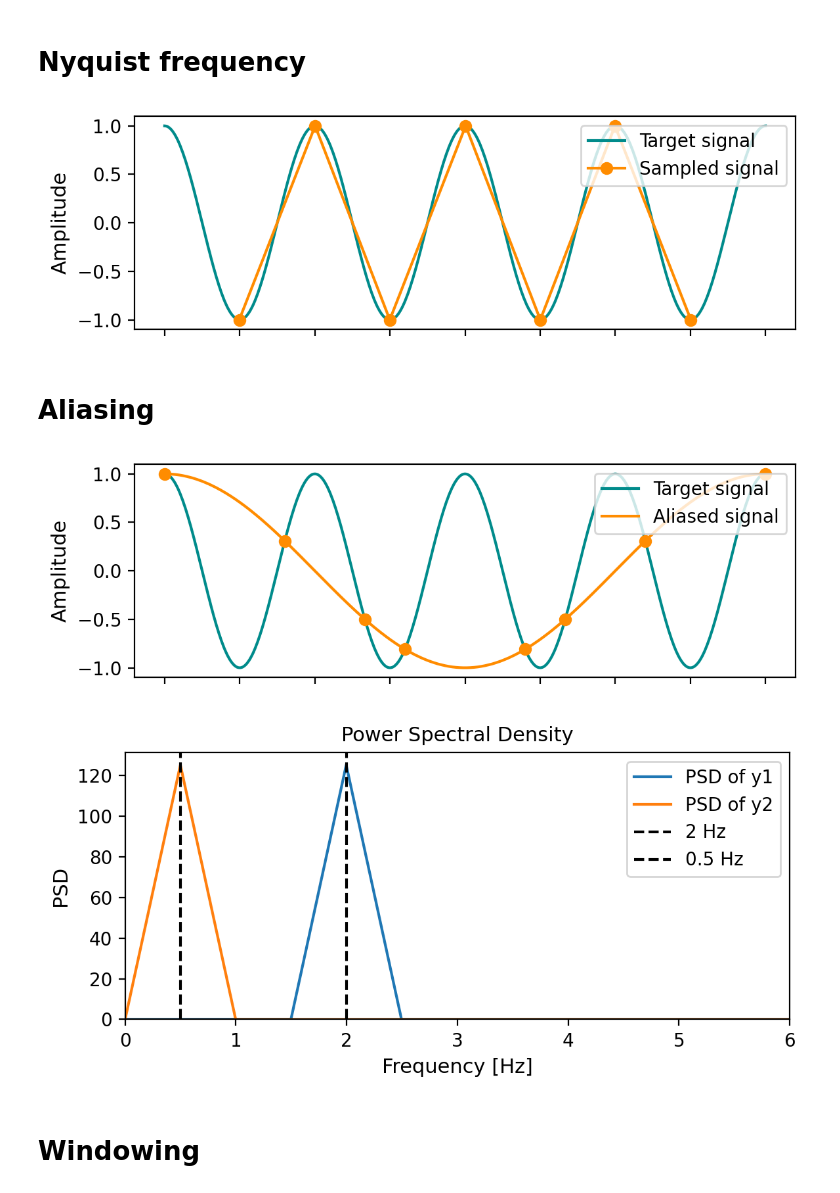
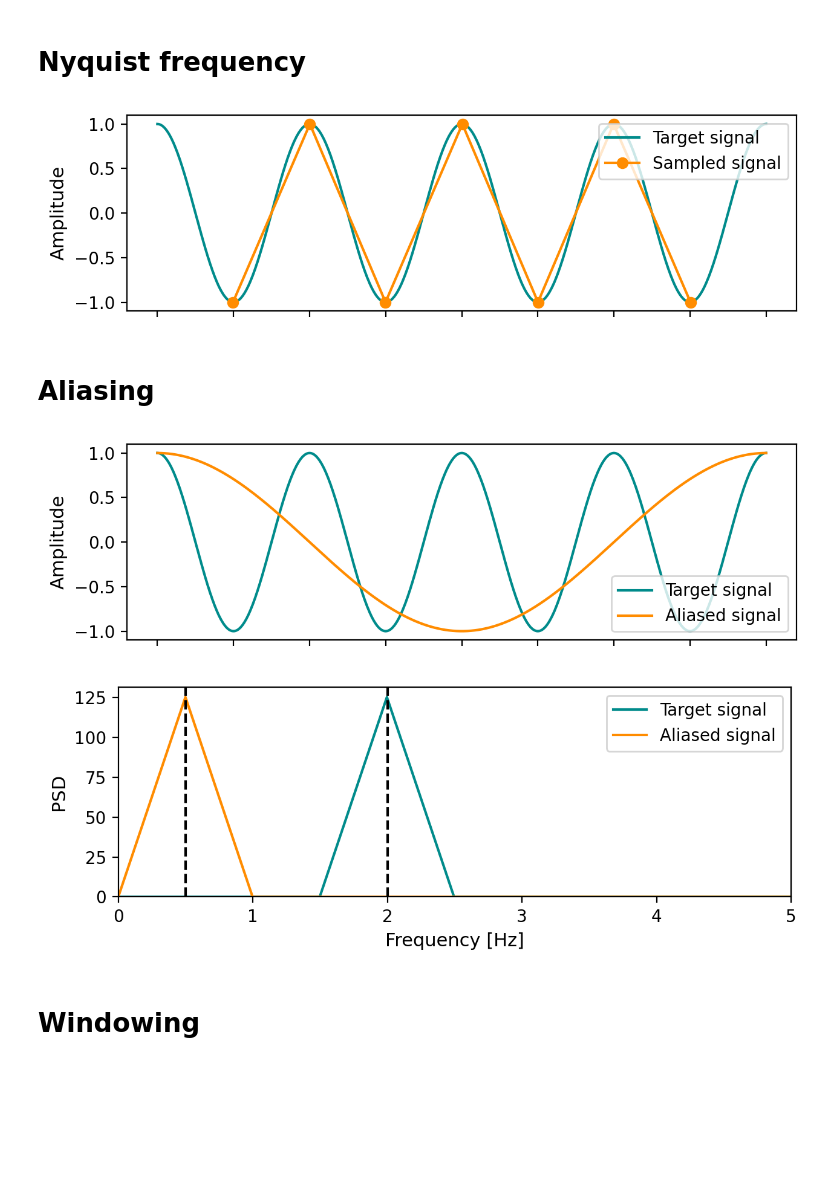
Before and after one commit to oceanicos-dev-org/oceanicospy, a Jupyter notebook: docs/images/images_generator.ipynb, the cells around one changed output. Saved outputs shown, nothing was run; the diff lists cells and outputs as text; code cells hidden in the pictures; blank space fills up the shorter version.

```diff
--- a/docs/images/images_generator.ipynb
+++ b/docs/images/images_generator.ipynb
@@ -19,76 +19,78 @@ plt.rcParams.update({
 # Nyquist frequency
 # %%
 # Create time arrays
-t1 = np.linspace(0, 2, 500)  # 2 seconds, 500 samples
-t2 = np.linspace(0, 2, 14)  # 2 seconds, 1000 samples
-y1 = np.cos(2 * np.pi * 2 * t1)
+t_target= np.linspace(0, 2, 500)  # 2 seconds, 500 samples
+y_target = np.cos(2 * np.pi * 2 * t_target)
 
-y2 = np.cos(2 * np.pi * 2 * t2)
+fig, ax = plt.subplots(1, 1, figsize=(6.5, 2))
 
-fig, ax = plt.subplots(1, 1, figsize=(6, 2))
-
-ax.plot(t1, y1, c='darkcyan',label='Target signal')
+ax.plot(t_target, y_target, c='darkcyan',label='Target signal')
 
 # Find the indices of local maxima and minima in the target signal
-max_idx = argrelextrema(y1, np.greater)[0]
-min_idx = argrelextrema(y1, np.less)[0]
+max_idx = argrelextrema(y_target, np.greater)[0]
+min_idx = argrelextrema(y_target, np.less)[0]
 extrema_idx = np.sort(np.concatenate([max_idx, min_idx]))
-extrema_t = t1[extrema_idx]
-extrema_y = y1[extrema_idx]
+extrema_t = t_target[extrema_idx]
+extrema_y = y_target[extrema_idx]
 
 ax.plot(extrema_t, extrema_y, '-o',color='darkorange',label='Sampled signal')
 ax.set(ylabel='Amplitude',xticklabels=[])
 ax.legend(loc='upper right')
 
 fig.tight_layout()
 plt.savefig('nyquist_example.png',dpi=300, bbox_inches='tight',pad_inches=0.1)
 # %% [output]
-[figure, old version]
+[figure, new version]
 # %% [markdown]
 # Aliasing
 # %%
-fig, ax = plt.subplots(1, 1, figsize=(6, 2), sharex=True)
-ax.plot(t1, y1, c='darkcyan', label='Target signal')
+fig, ax = plt.subplots(1, 1, figsize=(6.5, 2), sharex=True)
+ax.plot(t_target, y_target, c='darkcyan', label='Target signal')
 ax.set(ylabel='Amplitude',xticklabels=[])
 
-y2 = np.cos(2 * np.pi * 0.5 * t1)
-ax.plot(t1, y2, c='darkorange', label='Aliased signal')
+t_aliased = np.linspace(0, 2, 500)  # 2 seconds, 500 samples
+y_aliased = np.cos(2 * np.pi * 0.5 * t_aliased)
+ax.plot(t_aliased, y_aliased, c='darkorange', label='Aliased signal')
 
-# Find where y1 and y2 cross each other
-crossings = np.where(np.diff(np.sign(y1 - y2)))[0]
+# # Find where y1 and y2 cross each other
+# crossings = np.where(np.diff(np.sign(y1 - y2)))[0]
 
-# Interpolate to get more accurate crossing times
-cross_t = t1[crossings] - (y1[crossings] - y2[crossings]) * (t1[1] - t1[0]) / (y1[crossings+1] - y1[crossings] - (y2[crossings+1] - y2[crossings]))
-cross_y = y1[crossings] - (y1[crossings] - y2[crossings]) * (y1[crossings+1] - y1[crossings]) / ((y1[crossings+1] - y1[crossings]) - (y2[crossings+1] - y2[crossings]))
+# # Interpolate to get more accurate crossing times
+# cross_t = t1[crossings] - (y1[crossings] - y2[crossings]) * (t1[1] - t1[0]) / (y1[crossings+1] - y1[crossings] - (y2[crossings+1] - y2[crossings]))
+# cross_y = y1[crossings] - (y1[crossings] - y2[crossings]) * (y1[crossings+1] - y1[crossings]) / ((y1[crossings+1] - y1[crossings]) - (y2[crossings+1] - y2[crossings]))
 
-ax.plot(cross_t, cross_y, 'o',color='darkorange')
+# ax.plot(cross_t, cross_y, 'o',color='darkorange')
 
-ax.legend(loc='upper right')
+ax.legend(loc='lower right')
 fig.tight_layout()
 fig.show()
 plt.savefig('aliased_signal_example.png',dpi=300, bbox_inches='tight',pad_inches=0.1)
 # %% [output]
-[figure, old version]
+[figure, new version]
 # %%
 # Compute the Power Spectral Density (PSD) using FFT for y1 and y2
-dt = t1[1] - t1[0]  # Sampling interval
-fs = 1 / dt         # Sampling frequency
+dt_target = t_target[1] - t_target[0]  # Sampling interval
+dt_aliased = t_aliased[1] - t_aliased[0]  # Sampling interval for aliased signal
+fs_target = 1 / dt_target         # Sampling frequency
+fs_aliased = 1/0.8    # Sampling frequency for aliased signal
 
-freqs = np.fft.rfftfreq(len(y1), d=dt)
-psd_y1 = np.abs(np.fft.rfft(y1))**2 / len(y1)
-psd_y2 = np.abs(np.fft.rfft(y2))**2 / len(y2)
+freqs_target = np.fft.rfftfreq(len(y_target), d=dt_target)
+freqs_aliased = np.fft.rfftfreq(len(y_aliased), d=dt_aliased)
+psd_target = np.abs(np.fft.rfft(y_target))**2 / len(y_target)
+psd_aliased = np.abs(np.fft.rfft(y_aliased))**2 / len(y_aliased)
 
-fig, ax = plt.subplots(figsize=(6, 3))
-ax.plot(freqs, psd_y1, label='PSD of y1')
-ax.plot(freqs, psd_y2, label='PSD of y2')
-ax.set(xlabel='Frequency [Hz]', ylabel='PSD', xlim=(0,6),ylim=(0,None),title='Power Spectral Density')
-ax.axvline(2, color='k', linestyle='--', label='2 Hz')
-ax.axvline(0.5, color='k', linestyle='--', label='0.5 Hz')
+fig, ax = plt.subplots(figsize=(6.5, 2.5))
+ax.plot(freqs_target, psd_target, color='darkcyan',label='Target signal')
+ax.plot(freqs_aliased, psd_aliased, color='darkorange',label='Aliased signal')
+ax.set(xlabel='Frequency [Hz]', ylabel='PSD', xlim=(0,5),ylim=(0,None))
+ax.axvline(2, color='k', linestyle='--')
+ax.axvline(0.5, color='k', linestyle='--')
 ax.legend()
 fig.tight_layout()
+plt.savefig('psd_aliased_signal_example.png', dpi=300, bbox_inches='tight', pad_inches=0.1)
 plt.show()
 # %% [output]
-[figure, old version]
+[figure, new version]
 # %% [markdown]
 # Windowing
 # %%
```
Also changed, not shown: parts of 20 cells of this notebook, 49 other files.
